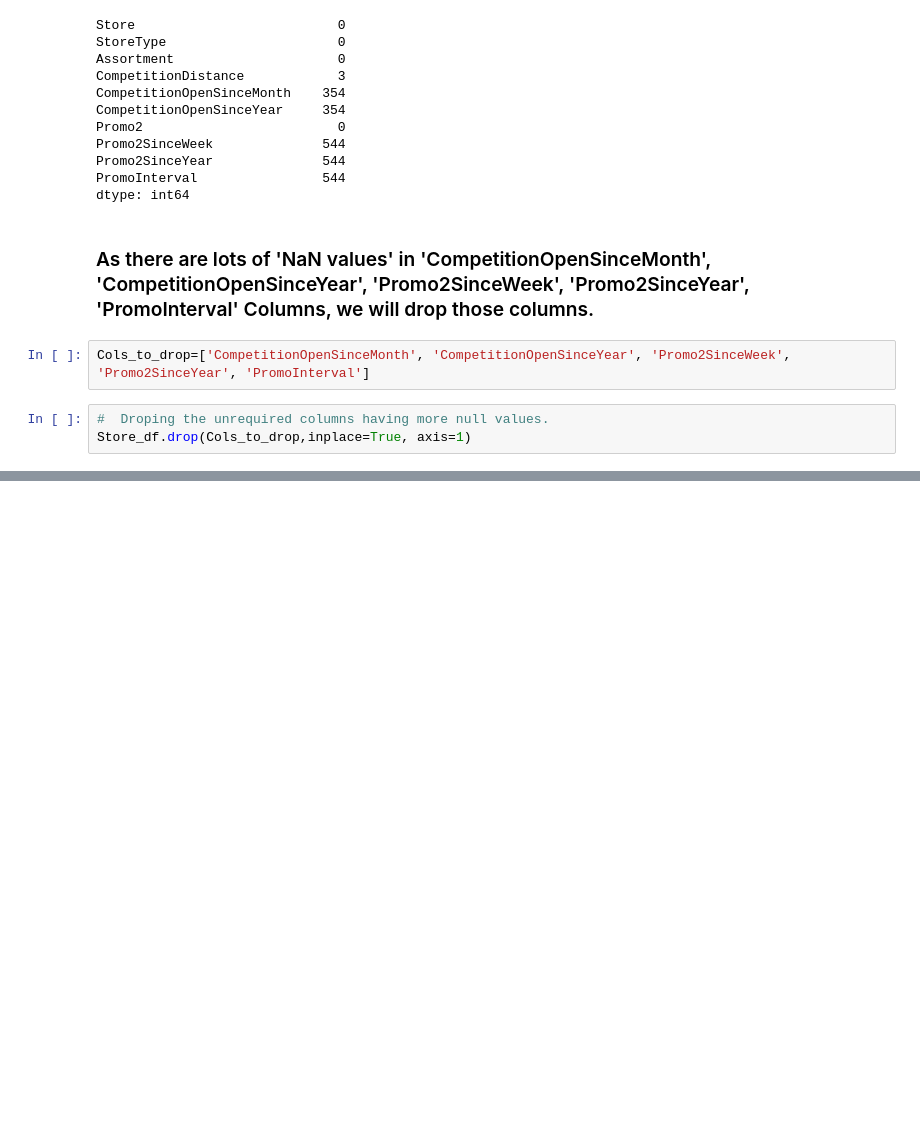
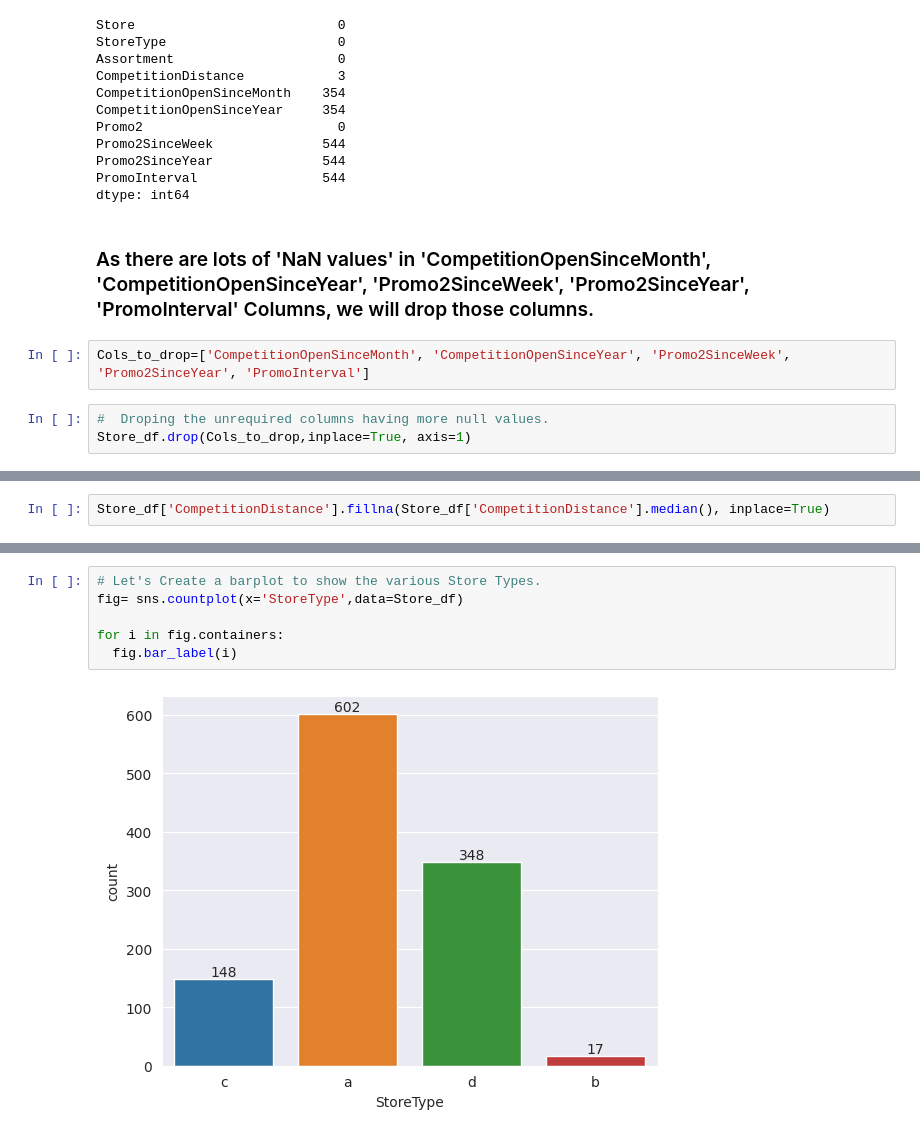
Before and after one commit to RPSahoo219/Regression_Analysis_on_Retail_Sales_Prediction, a Jupyter notebook: Retail_Sales_Prediction.ipynb, the cells around one changed output, grey strips where cells are left out. Saved outputs shown, nothing was run; the diff lists cells and outputs as text; blank space fills up the shorter version.

```diff
--- a/Retail_Sales_Prediction.ipynb
+++ b/Retail_Sales_Prediction.ipynb
@@ -167,0 +213,2 @@ Store_df.sample(2)
+# %%
+Store_df['CompetitionDistance'].fillna(Store_df['CompetitionDistance'].median(), inplace=True)
@@ -167,0 +238,8 @@ Store_df.sample(2)
+# %%
+# Let's Create a barplot to show the various Store Types.
+fig= sns.countplot(x='StoreType',data=Store_df)
+
+for i in fig.containers:
+  fig.bar_label(i)
+# %% [output]
+[figure, added]
```
Also changed, not shown: parts of 49 cells of this notebook.
